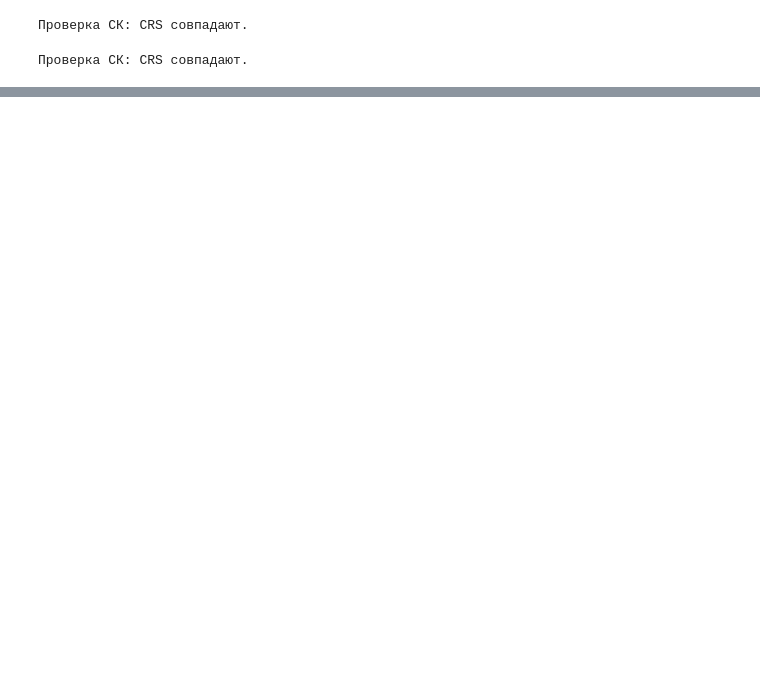
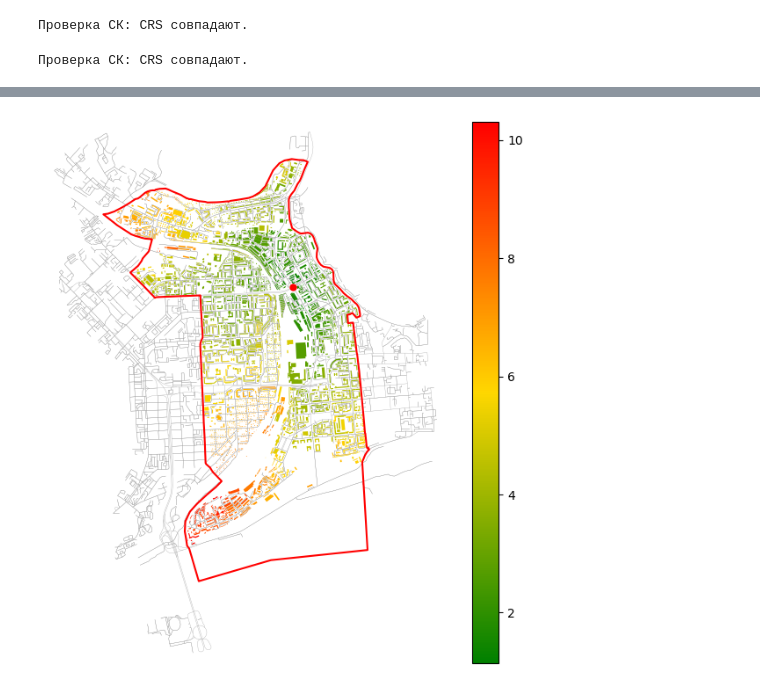
Before and after one commit to Obsidian-pb/genesis, a Jupyter notebook: work/genesis/dis_algorithms.ipynb, the cells around one changed output, grey strips where cells are left out. Drawn from its saved outputs; the diff is of its cells as text; code cells hidden in the pictures; blank space fills up the shorter version.

```diff
--- a/work/genesis/dis_algorithms.ipynb
+++ b/work/genesis/dis_algorithms.ipynb
@@ -16,7 +19,8 @@ from genesis.utils import Progressbar, timing
 # %% [markdown]
 # Загрузка исходных данных и разбиение по районам
 # %%
-map_path = 'D:/QGIS/_Красноярск ДИССЕРТАЦИЯ'
+# map_path = 'D:/QGIS/_Красноярск ДИССЕРТАЦИЯ'
+map_path = 'G:/QGIS/_Красноярск ДИССЕРТАЦИЯ'
 
 # ГДС
 G = ox.load_graphml(map_path+"/fire_data/rng.ml")
@@ -25,12 +29,12 @@ print(G.number_of_nodes(), G.number_of_edges())
 # районы
 districts = gpd.read_file(map_path+"/data/districts.gpkg", layer='Районы')
 districts = districts.set_index(districts['name'])
-districts.plot(column='name', legend=True)
+# districts.plot(column='name', legend=True)
 print('Районы Красноярска:', list(districts.index))
 
 # здания
 buildings = gpd.read_file(map_path+"/data/bld.gpkg", layer='здания')
-buildings = buildings[['osmid', 'name', 'amenity', 'building', 'kfpo_spros', 'geometry']]
+buildings = buildings[['osmid', 'building', 'kfpo_spros', 'geometry']]   # 'name', 'amenity',
 buildings = buildings.set_index('osmid')
 print('Всего зданий в Красноярске:', len(buildings))
 # %% [output]
@@ -60,0 +77,4 @@ else:
+# %%
+g_nodes = ox.graph_to_gdfs(G, edges=False)
+buildings = buildings.sjoin_nearest(g_nodes[['geometry']], max_distance=100)
+buildings.rename(columns={'index_right': 'node'}, inplace=True)
@@ -122,0 +299,31 @@ fig.tight_layout()
+# %%
+state, _ = FirstArrivalUnitState()(g, points={best_nodes[0]:'best'})
+area = area_nodes
+if isinstance(state, pd.Series):
+    state_c = state.loc[area]
+else:
+    state_c = [x for x in state if x in area]
+
+# Расчет метрики по спросу
+merged_df = pd.merge(b,
+                    state_c,
+                    left_on='node',
+                    right_index=True)
+
+merged_df['demand_val'] = merged_df['node'] / merged_df['times']
+# %%
+def plot_scope_result(g:nx.MultiDiGraph,
+                      district:gpd.GeoDataFrame,
+                      point:list,
+                      buildings:pd.DataFrame,
+                      ax=None):
+    nodes = ox.graph_to_gdfs(g, edges=False)
+    if ax is None:
+        fig, ax = ox.plot_graph(g, edge_linewidth=0.2, node_size=0, show=False, bgcolor='white')
+    district.boundary.plot(ax=ax, color='r')
+    buildings.plot(ax=ax, column='times', cmap=CMAP_GrGldRd, legend=True)
+    nodes.loc[point].plot(ax=ax, markersize=25, color='red')
+
+plot_scope_result(g, districts.loc[[district]], best_nodes, merged_df)
+# %% [output]
+[figure, added]
```
Also changed, not shown: parts of 17 cells of this notebook, 2 other files.
